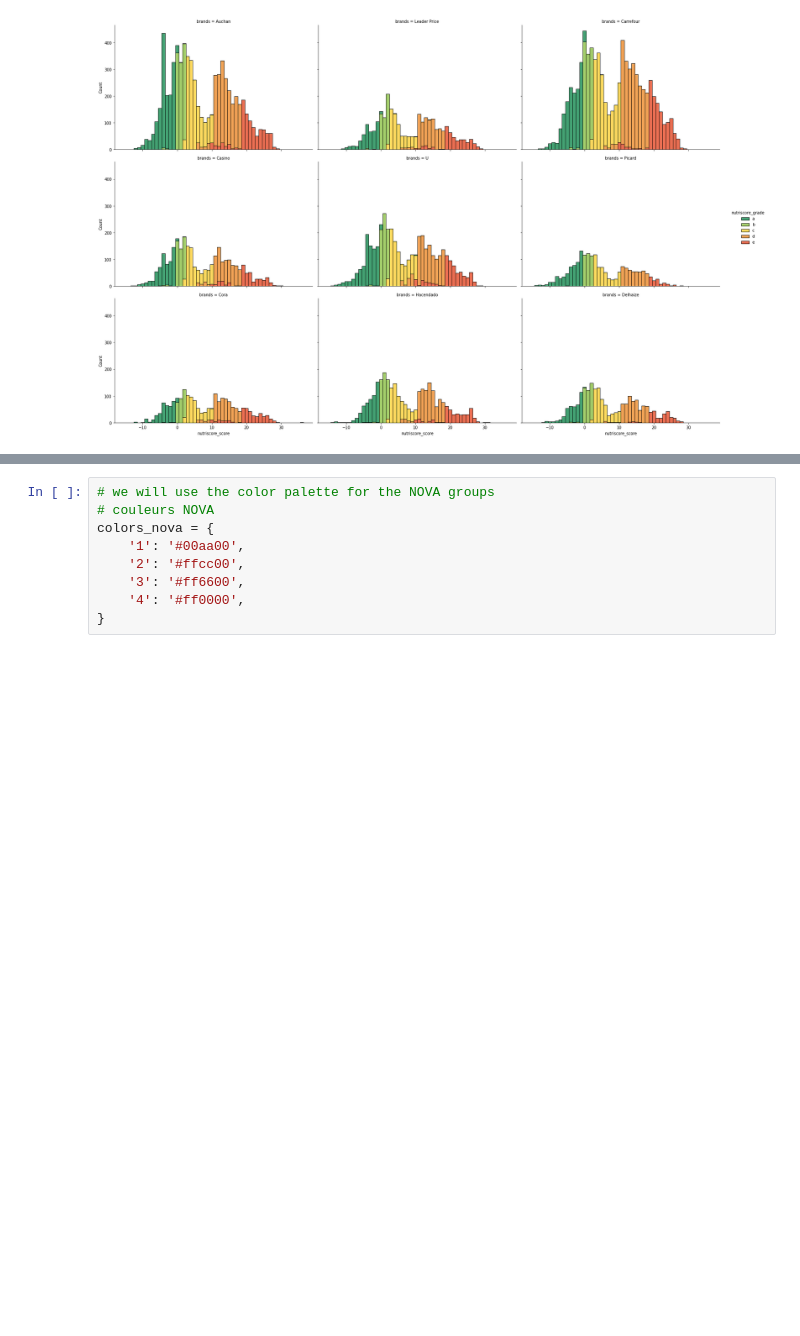
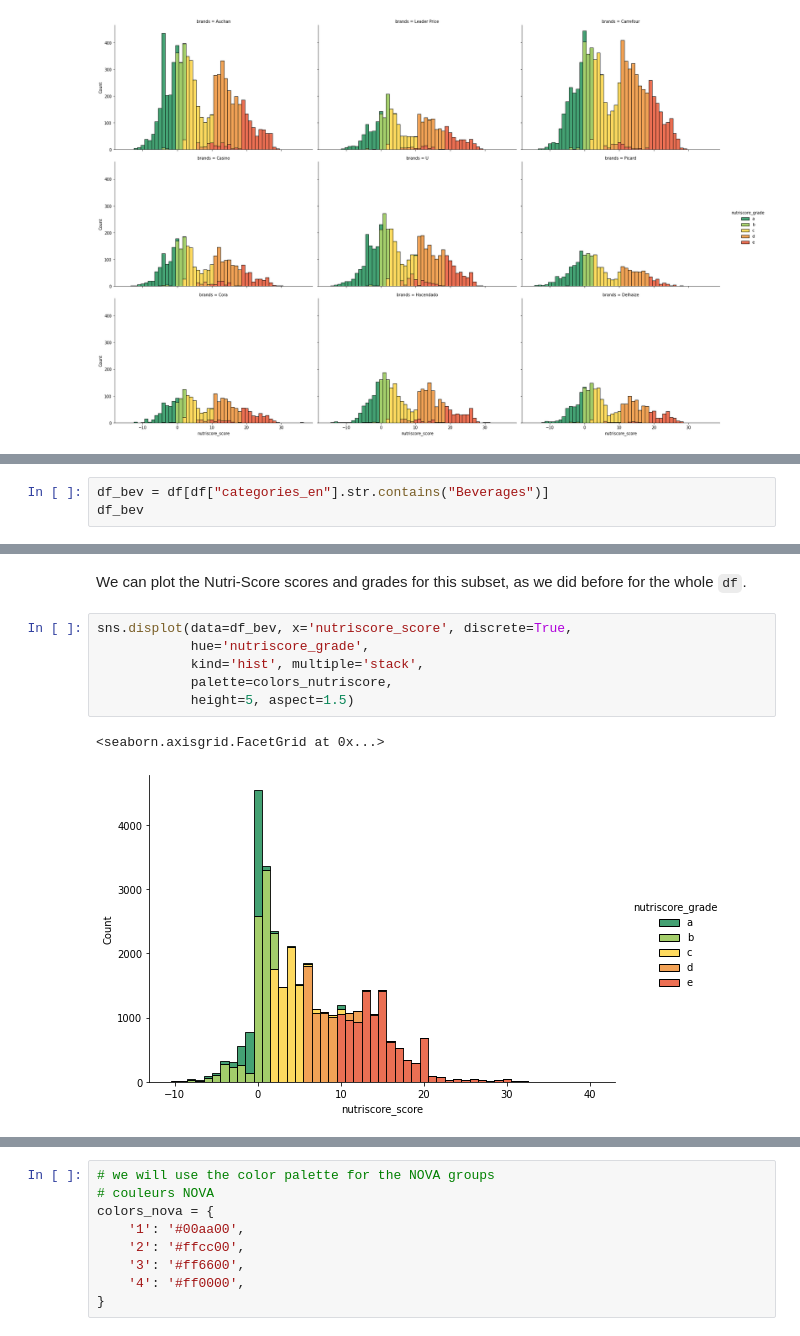
Before and after one commit to moreymat/scpo-data-science-bootcamp, a Jupyter notebook: notebooks-answers/3_dataviz.ipynb, the cells around one changed output, grey strips where cells are left out. Cells and saved outputs as stored; diff of their text form; blank space fills up the shorter version.

Commit message:
FIX nutriscores

```diff
--- a/notebooks-answers/3_dataviz.ipynb
+++ b/notebooks-answers/3_dataviz.ipynb
@@ -266,0 +279,3 @@ sns.displot(data=df_top_brands, x='nutriscore_score', discrete=True,
+# %%
+df_bev = df[df["categories_en"].str.contains("Beverages")]
+df_bev
@@ -266,0 +296,11 @@ sns.displot(data=df_top_brands, x='nutriscore_score', discrete=True,
+# %% [markdown]
+We can plot the Nutri-Score scores and grades for this subset, as we did before for the whole `df`.
+# %%
+sns.displot(data=df_bev, x='nutriscore_score', discrete=True,
+            hue='nutriscore_grade',
+            kind='hist', multiple='stack',
+            palette=colors_nutriscore,
+            height=5, aspect=1.5)
+# %% [output]
+<seaborn.axisgrid.FacetGrid at 0x...>
+[figure, added]
```
Also changed, not shown: parts of 20 cells of this notebook.
